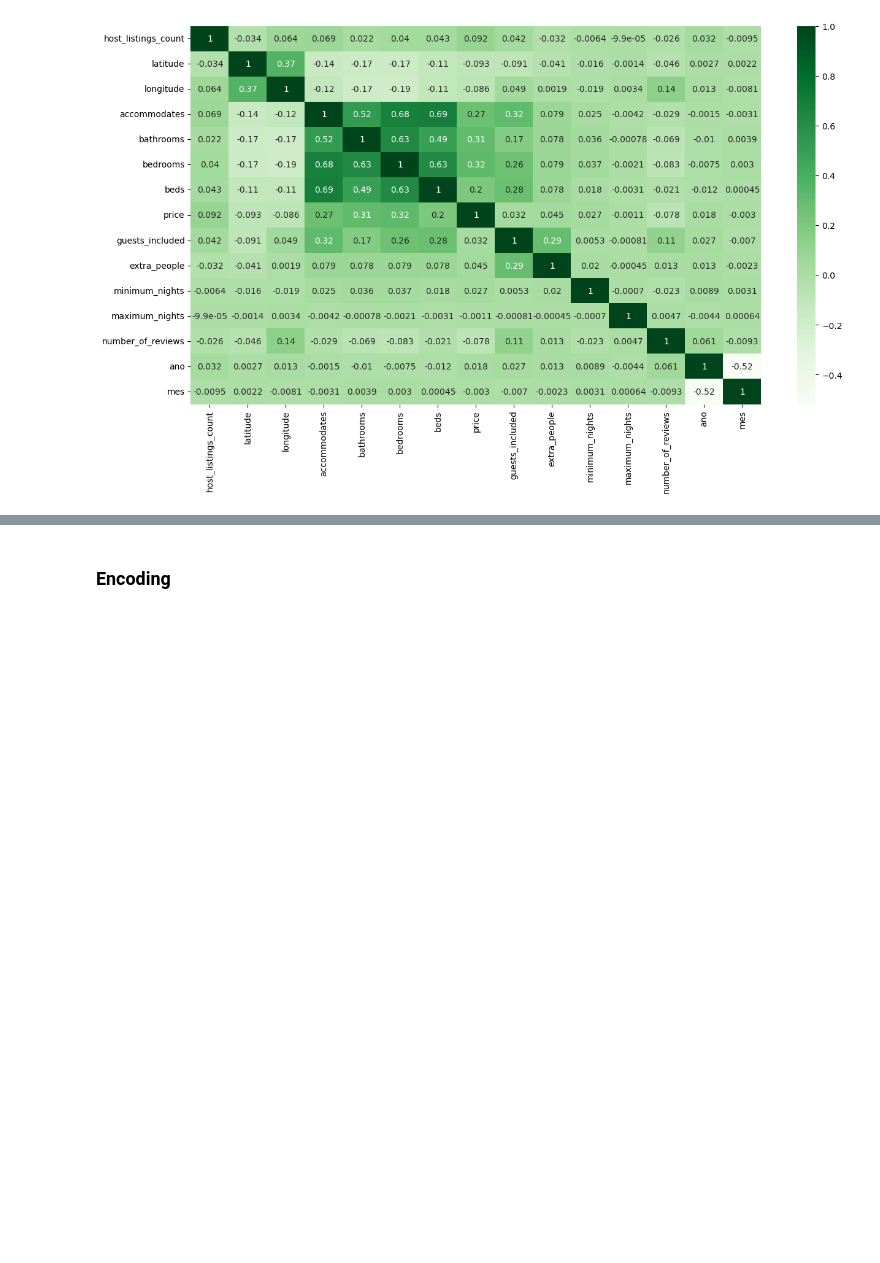
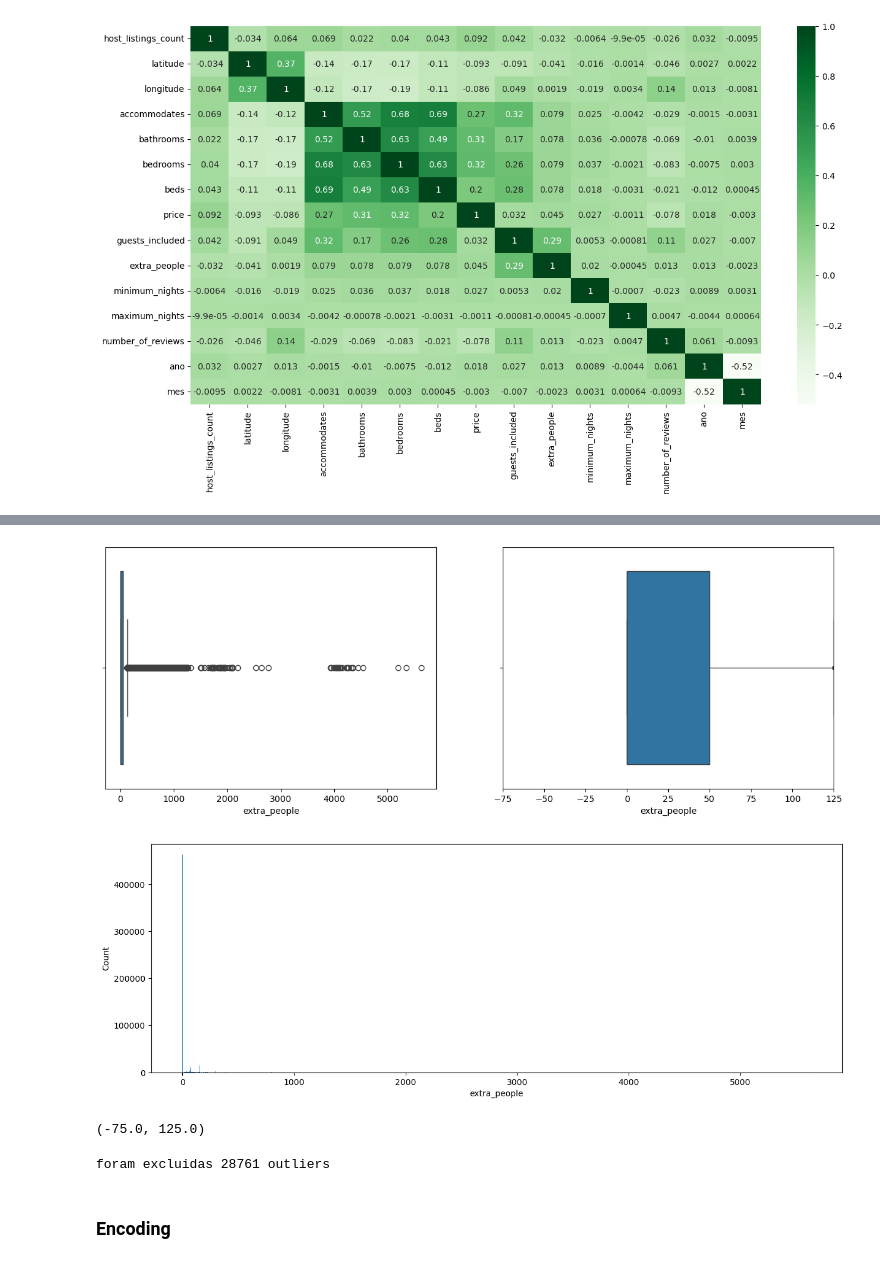
Before and after one commit to maxMitsuya/previsao_arbnb, a Jupyter notebook: Solução Airbnb Rio.ipynb, the cells around one changed output, grey strips where cells are left out. Cells and saved outputs as stored; diff of their text form; code cells hidden in the pictures; blank space fills up the shorter version.

```diff
--- a/Solução Airbnb Rio.ipynb
+++ b/Solução Airbnb Rio.ipynb
@@ -248,3 +254,18 @@ histograma(base_arbnb['price'])
+# %%
+diagrama_caixa(base_arbnb['extra_people'])
+histograma(base_arbnb['extra_people'])
+# %% [output]
+[figure, added]
+[figure, added]
+# %%
+limites(base_arbnb['extra_people'])
+# %% [output]
+(-75.0, 125.0)
+# %%
+base_arbnb, linhas = excluir_outliers(base_arbnb, 'extra_people')
+print(f'foram excluidas {linhas} outliers')
+# %% [output]
+foram excluidas 28761 outliers
 # %% [markdown]
 ### Encoding
 # %% [markdown]
```
Also changed, not shown: parts of 5 cells of this notebook.
